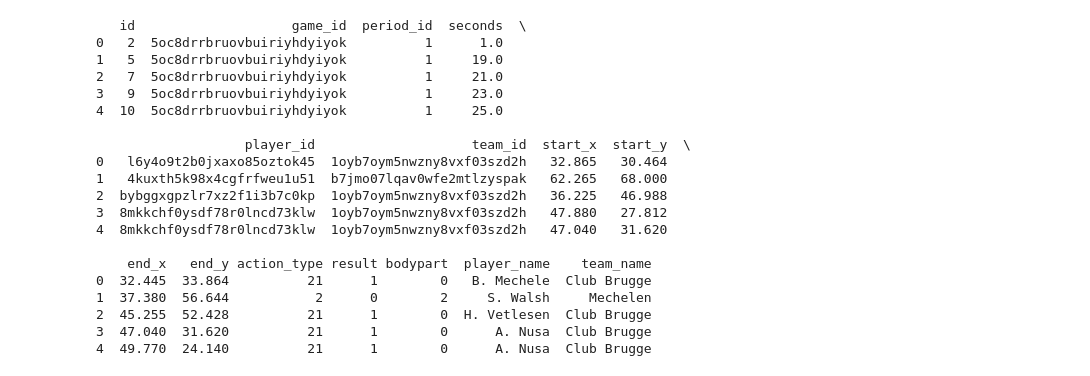
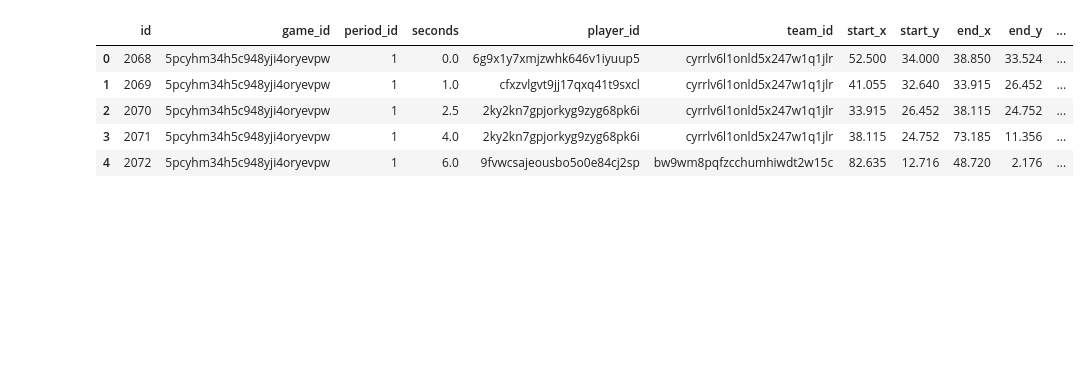
Before and after one commit to RaulBus01/soccer_analytics_projectweek, a Jupyter notebook: Pressing/xthreat.ipynb, the cells around one changed output. Saved outputs shown, nothing was run; the diff lists cells and outputs as text; code cells hidden in the pictures; blank space fills up the shorter version.

```diff
--- a/Pressing/xthreat.ipynb
+++ b/Pressing/xthreat.ipynb
@@ -1,61 +1,58 @@
 # %%
-from socceraction.xthreat import ExpectedThreat
 import pandas as pd
 import psycopg2
+import dotenv
+import os
+from socceraction.xthreat import ExpectedThreat
+import matplotlib.pyplot as plt
+import numpy as np
 
+dotenv.load_dotenv()
+
+PG_PASSWORD = os.getenv("PG_PASSWORD")
+PG_USER = os.getenv("PG_USER")
+PG_HOST = os.getenv("PG_HOST")
+PG_PORT = os.getenv("PG_PORT")
+PG_DATABASE = os.getenv("PG_DB")
 
 conn = psycopg2.connect(
-    host="fuji.ucll.be",
-    database="international_week",
-    user="busit_79",
-    password="[KSiO^`9??V\K=?W2>Z:`",
-    port=52425,
+    host=PG_HOST,
+    database=PG_DATABASE,
+    user=PG_USER,
+    password=PG_PASSWORD,
+    port=PG_PORT,
     sslmode="require",
 )
 
 query = """
 SELECT
     s.id, s.game_id, s.period_id, s.seconds,
     s.player_id, s.team_id,
     s.start_x, s.start_y, s.end_x, s.end_y,
     s.action_type, s.result, s.bodypart,
     p.player_name, t.team_name
 FROM
     spadl_actions s
 LEFT JOIN
     players p ON s.player_id = p.player_id
 LEFT JOIN
     teams t ON s.team_id = t.team_id
 WHERE
     s.start_x IS NOT NULL
     AND s.end_x IS NOT NULL
-    AND s.action_type IN ('1', '2', '3', '4', '5','6','7','8','9','10','11','12','13','14','15','16','17','18','19','20','21')
+	AND s.game_id = %s;
 """
 
 # Load data into pandas DataFrame
-df = pd.read_sql(query, conn)
+df = pd.read_sql(query, conn, params=('5pcyhm34h5c948yji4oryevpw',))
 
 
 # Preview the dataset
-print(df.head())
+df.head()
 # %% [output]
-   id                    game_id  period_id  seconds  \
-0   2  5oc8drrbruovbuiriyhdyiyok          1      1.0
-1   5  5oc8drrbruovbuiriyhdyiyok          1     19.0
-2   7  5oc8drrbruovbuiriyhdyiyok          1     21.0
-3   9  5oc8drrbruovbuiriyhdyiyok          1     23.0
-4  10  5oc8drrbruovbuiriyhdyiyok          1     25.0
-
-                   player_id                    team_id  start_x  start_y  \
-0   l6y4o9t2b0jxaxo85oztok45  1oyb7oym5nwzny8vxf03szd2h   32.865   30.464
-1   4kuxth5k98x4cgfrfweu1u51  b7jmo07lqav0wfe2mtlzyspak   62.265   68.000
-2  bybggxgpzlr7xz2f1i3b7c0kp  1oyb7oym5nwzny8vxf03szd2h   36.225   46.988
-3  8mkkchf0ysdf78r0lncd73klw  1oyb7oym5nwzny8vxf03szd2h   47.880   27.812
-4  8mkkchf0ysdf78r0lncd73klw  1oyb7oym5nwzny8vxf03szd2h   47.040   31.620
-
-    end_x   end_y action_type result bodypart  player_name    team_name
-0  32.445  33.864          21      1        0   B. Mechele  Club Brugge
-1  37.380  56.644           2      0        2     S. Walsh     Mechelen
-2  45.255  52.428          21      1        0  H. Vetlesen  Club Brugge
-3  47.040  31.620          21      1        0      A. Nusa  Club Brugge
-4  49.770  24.140          21      1        0      A. Nusa  Club Brugge
+|  | id | game_id | period_id | seconds | player_id | team_id | start_x | start_y | end_x | end_y | ... |
+| 0 | 2068 | 5pcyhm34h5c948yji4oryevpw | 1 | 0.0 | 6g9x1y7xmjzwhk646v1iyuup5 | cyrrlv6l1onld5x247w1q1jlr | 52.500 | 34.000 | 38.850 | 33.524 | ... |
+| 1 | 2069 | 5pcyhm34h5c948yji4oryevpw | 1 | 1.0 | cfxzvlgvt9jj17qxq41t9sxcl | cyrrlv6l1onld5x247w1q1jlr | 41.055 | 32.640 | 33.915 | 26.452 | ... |
+| 2 | 2070 | 5pcyhm34h5c948yji4oryevpw | 1 | 2.5 | 2ky2kn7gpjorkyg9zyg68pk6i | cyrrlv6l1onld5x247w1q1jlr | 33.915 | 26.452 | 38.115 | 24.752 | ... |
+| 3 | 2071 | 5pcyhm34h5c948yji4oryevpw | 1 | 4.0 | 2ky2kn7gpjorkyg9zyg68pk6i | cyrrlv6l1onld5x247w1q1jlr | 38.115 | 24.752 | 73.185 | 11.356 | ... |
+| 4 | 2072 | 5pcyhm34h5c948yji4oryevpw | 1 | 6.0 | 9fvwcsajeousbo5o0e84cj2sp | bw9wm8pqfzcchumhiwdt2w15c | 82.635 | 12.716 | 48.720 | 2.176 | ... |
```
Also changed, not shown: parts of 2 cells of this notebook.
